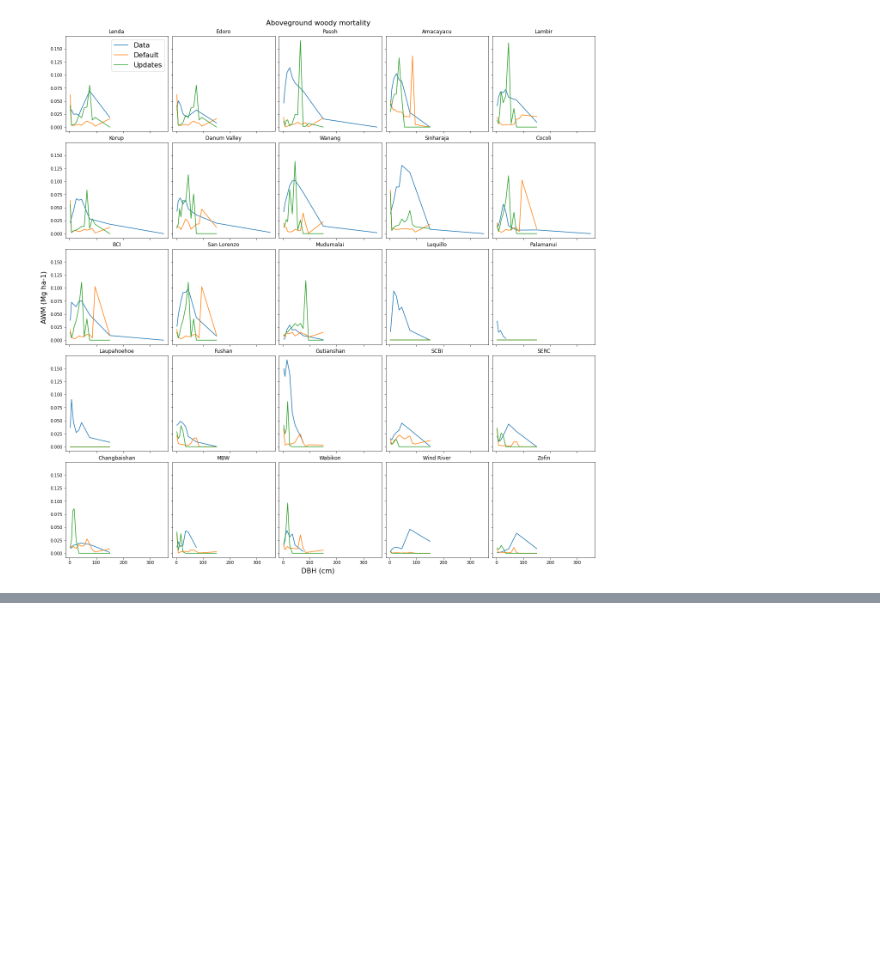
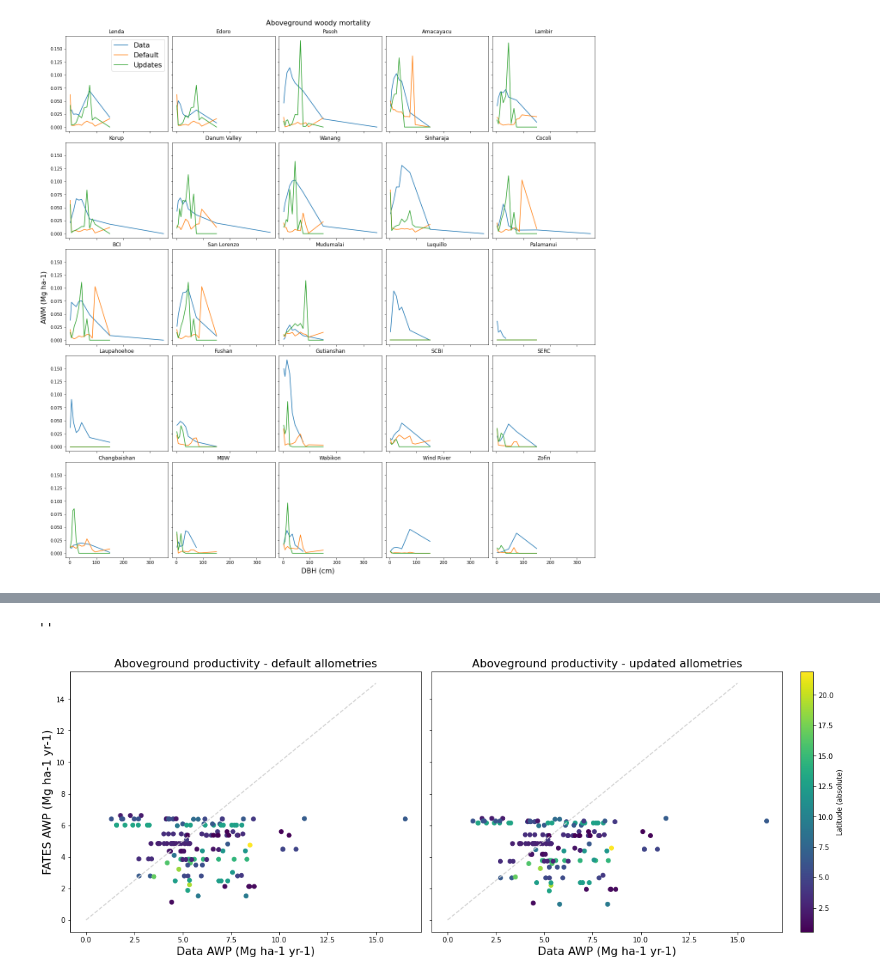
Before and after one commit to JessicaNeedham/FATES-plotting-scripts, a Jupyter notebook: nocomp_allometry_size_dists.ipynb, the cells around one changed output, grey strips where cells are left out. Cells and saved outputs as stored; diff of their text form; code cells hidden in the pictures; blank space fills up the shorter version.

```diff
--- a/nocomp_allometry_size_dists.ipynb
+++ b/nocomp_allometry_size_dists.ipynb
@@ -226,0 +295,30 @@ Text(0.5, 0.01, 'DBH (cm)')
+# %%
+awp_gal = df_gal.AWP
+# %%
+awps_fates_gal = []
+awps_allom_fates_gal = []
+
+# extract grid cells
+for i in range(0,n_plots_gal) :
+    awps_fates_gal.append(fates_awp.sel(lat=gal_lats[i], lon=gal_lons[i], method='nearest').sum(dim='fates_levscls'))
+    awps_allom_fates_gal.append(fates_allom_awp.sel(lat=gal_lats[i], lon=gal_lons[i], method='nearest').sum(dim='fates_levscls'))
+# %%
+fig, ((fax0, fax1)) = plt.subplots(nrows=1, ncols=2, figsize=(16,6), sharey=True, constrained_layout=True)
+
+fax0.scatter(awp_gal, awps_fates_gal, c=abs(gal_lats), cmap='viridis')
+fax0.plot(np.arange(16), np.arange(16), linestyle='--',  color='lightgrey')
+fax0.set_title('Aboveground productivity - default allometries', fontsize=16)
+fax0.set_ylabel('FATES AWP (Mg ha-1 yr-1)', fontsize=16)
+fax0.set_xlabel('Data AWP (Mg ha-1 yr-1)', fontsize=16)
+
+cs = fax1.scatter(awp_gal, awps_allom_fates_gal, c=abs(gal_lats), cmap='viridis')
+fax1.plot(np.arange(16), np.arange(16), linestyle='--',  color='lightgrey')
+fax1.set_title('Aboveground productivity - updated allometries', fontsize=16)
+fax1.set_xlabel('Data AWP (Mg ha-1 yr-1)', fontsize=16)
+
+cbar =  plt.colorbar(cs, ax=fax1)
+cbar.set_label('Latitude (absolute)')
+;
+# %% [output]
+''
+[figure, added]
```
Also changed, not shown: parts of 18 cells of this notebook.
